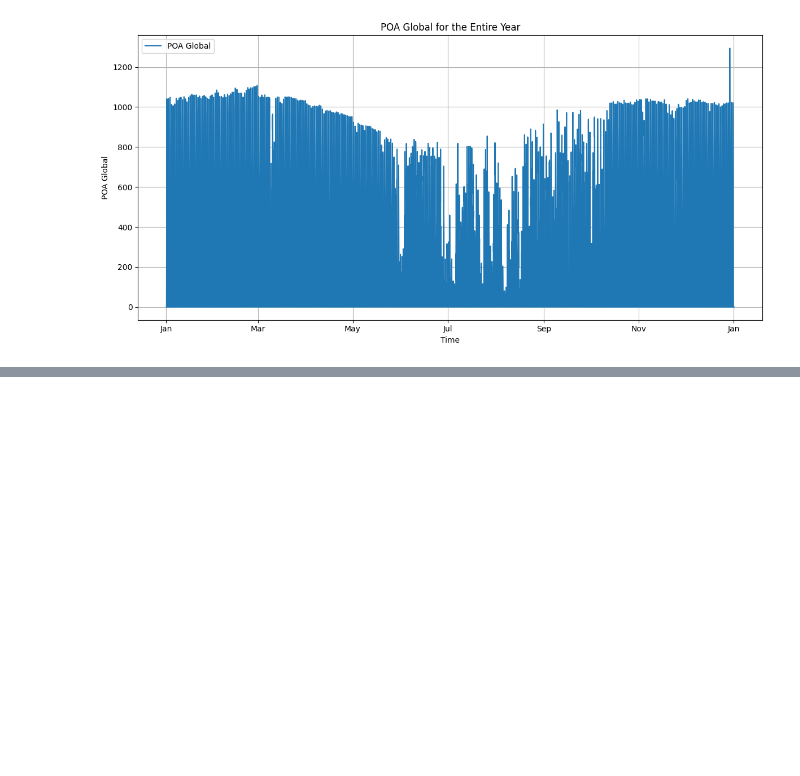
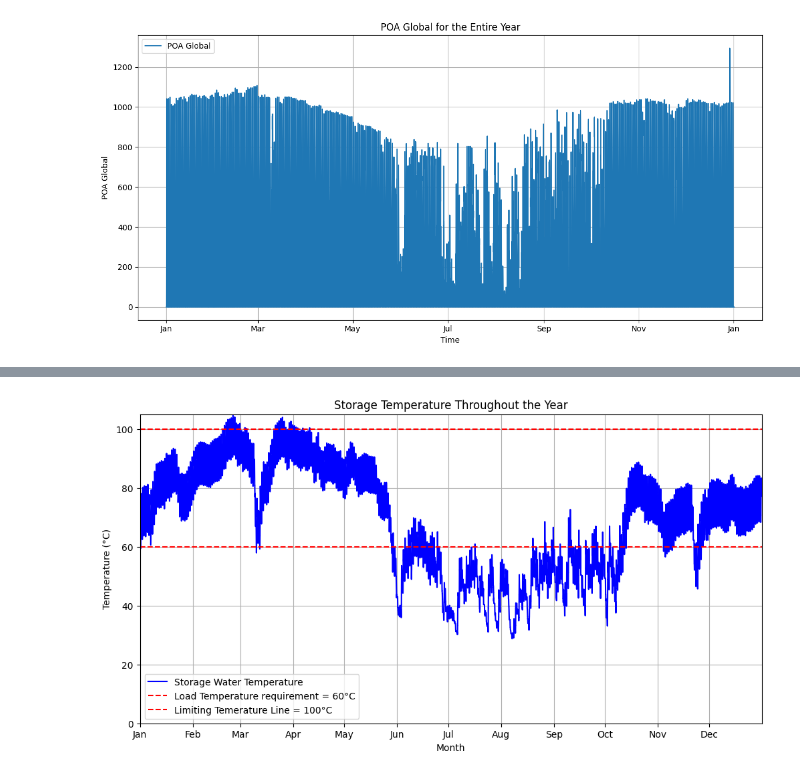
Before and after one commit to yashladd/solar_water_heater, a Jupyter notebook: latest.ipynb, the cells around one changed output, grey strips where cells are left out. Cells and saved outputs as stored; diff of their text form; code cells hidden in the pictures; blank space fills up the shorter version.

```diff
--- a/latest.ipynb
+++ b/latest.ipynb
@@ -139,0 +189,3 @@ plot_poa_global(simulation.environment_conditions)
+# %%
+simulation.simulate_entire_year()
+# %% [output]
@@ -139,0 +209 @@ plot_poa_global(simulation.environment_conditions)
+[figure, added]
```
Also changed, not shown: parts of 10 cells of this notebook, 2 other files.
